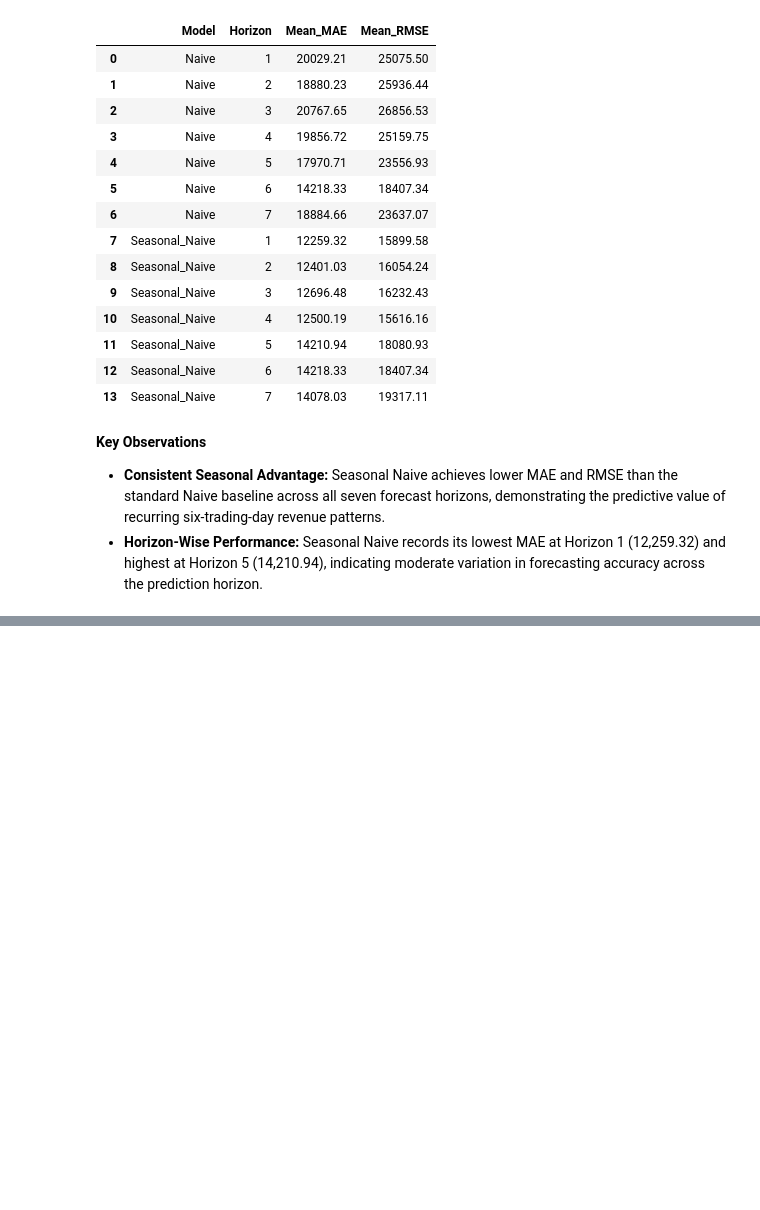
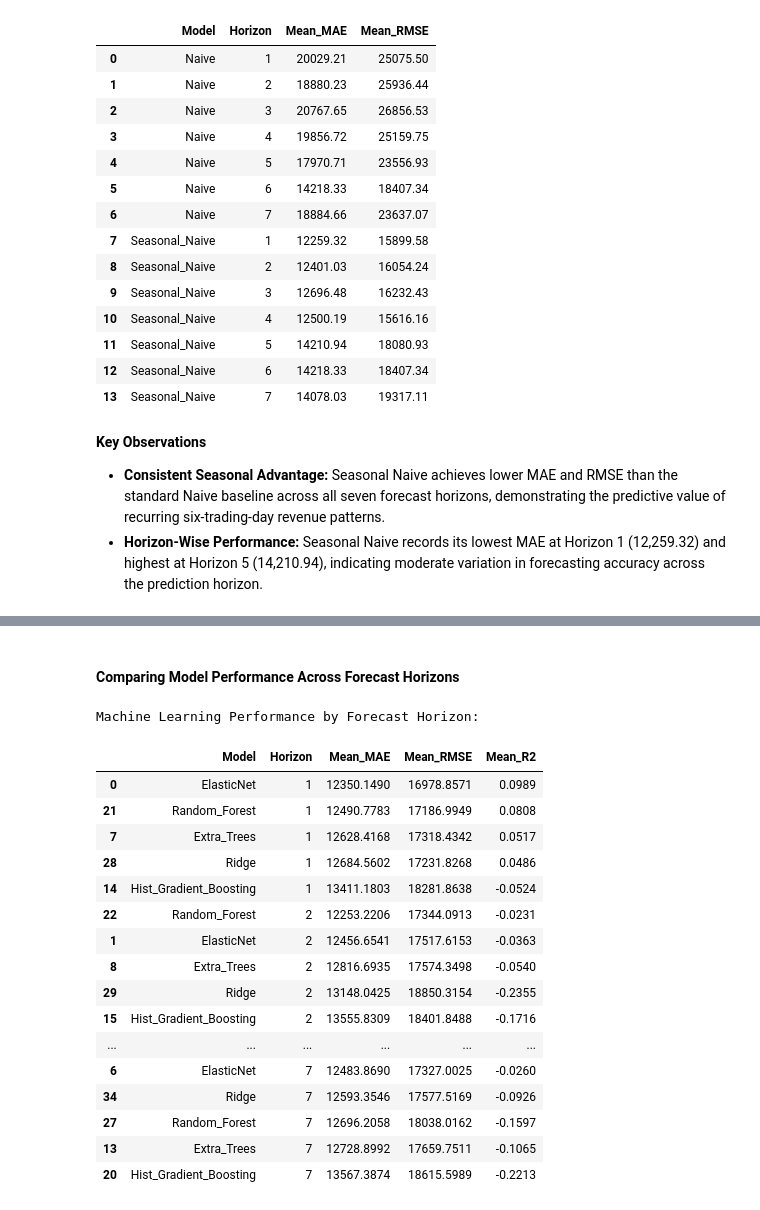
Before and after one commit to TejasMJ/Retail-Sales-Dynamics, a Jupyter notebook: notebooks/05_model_development.ipynb, the cells around one changed output, grey strips where cells are left out. Drawn from its saved outputs; the diff is of its cells as text; code cells hidden in the pictures; blank space fills up the shorter version.

Commit message:
Machine Learning model established

```diff
--- a/notebooks/05_model_development.ipynb
+++ b/notebooks/05_model_development.ipynb
@@ -413,0 +558,62 @@ Baseline Forecasting Performance by Horizon:
+# %% [markdown]
+#### Comparing Model Performance Across Forecast Horizons
+# %%
+horizon_performance_df = (
+    model_validation_results_df
+    .groupby(["Model", "Horizon"], as_index=False)
+    .agg(
+        Mean_MAE=("MAE", "mean"),
+        Mean_RMSE=("RMSE", "mean"),
+        Mean_R2=("R2", "mean")
+    )
+)
+
+fig = px.line(
+    horizon_performance_df,
+    x="Horizon",
+    y="Mean_MAE",
+    color="Model",
+    markers=True,
+    title="Machine Learning Forecasting Error Across Prediction Horizons",
+    labels={
+        "Horizon": "Forecast Horizon (Observed Trading Days)",
+        "Mean_MAE": "Mean Absolute Error",
+        "Model": "Machine Learning Model"
+    },
+    template="plotly_white"
+)
+
+fig.update_layout(
+    height=550,
+    hovermode="x unified"
+)
+
+fig.update_xaxes(dtick=1)
+
+fig.show()
+
+print("Machine Learning Performance by Forecast Horizon:")
+display(
+    horizon_performance_df
+    .sort_values(["Horizon", "Mean_MAE"])
+    .round(4)
+)
+# %% [output]
+Machine Learning Performance by Forecast Horizon:
+|  | Model | Horizon | Mean_MAE | Mean_RMSE | Mean_R2 |
+| 0 | ElasticNet | 1 | 12350.1490 | 16978.8571 | 0.0989 |
+| 21 | Random_Forest | 1 | 12490.7783 | 17186.9949 | 0.0808 |
+| 7 | Extra_Trees | 1 | 12628.4168 | 17318.4342 | 0.0517 |
+| 28 | Ridge | 1 | 12684.5602 | 17231.8268 | 0.0486 |
+| 14 | Hist_Gradient_Boosting | 1 | 13411.1803 | 18281.8638 | -0.0524 |
+| 22 | Random_Forest | 2 | 12253.2206 | 17344.0913 | -0.0231 |
+| 1 | ElasticNet | 2 | 12456.6541 | 17517.6153 | -0.0363 |
+| 8 | Extra_Trees | 2 | 12816.6935 | 17574.3498 | -0.0540 |
+| 29 | Ridge | 2 | 13148.0425 | 18850.3154 | -0.2355 |
+| 15 | Hist_Gradient_Boosting | 2 | 13555.8309 | 18401.8488 | -0.1716 |
+| ... | ... | ... | ... | ... | ... |
+| 6 | ElasticNet | 7 | 12483.8690 | 17327.0025 | -0.0260 |
+| 34 | Ridge | 7 | 12593.3546 | 17577.5169 | -0.0926 |
+| 27 | Random_Forest | 7 | 12696.2058 | 18038.0162 | -0.1597 |
+| 13 | Extra_Trees | 7 | 12728.8992 | 17659.7511 | -0.1065 |
+| 20 | Hist_Gradient_Boosting | 7 | 13567.3874 | 18615.5989 | -0.2213 |
```
Also changed, not shown: parts of 7 cells of this notebook.
